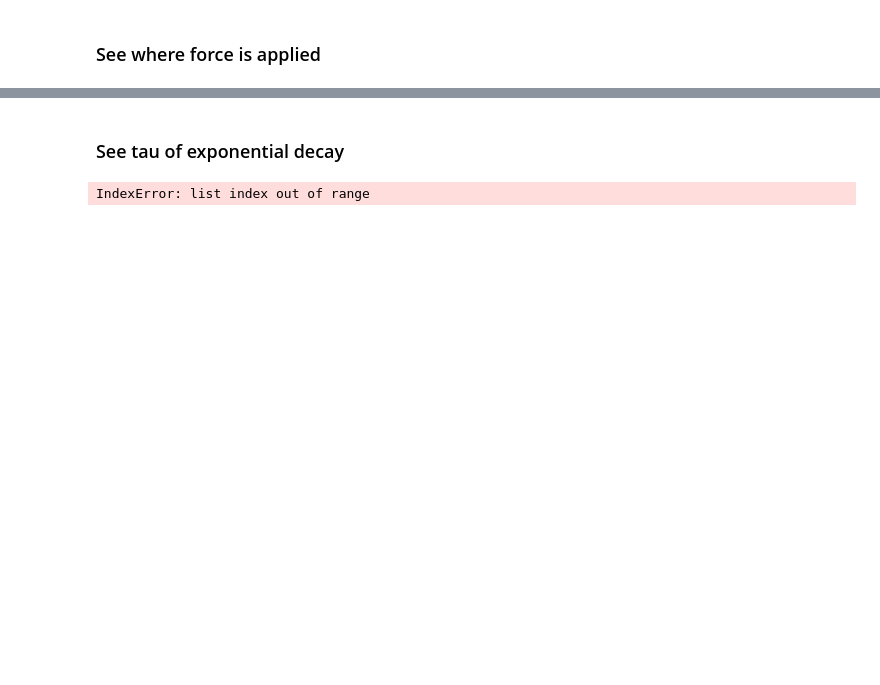
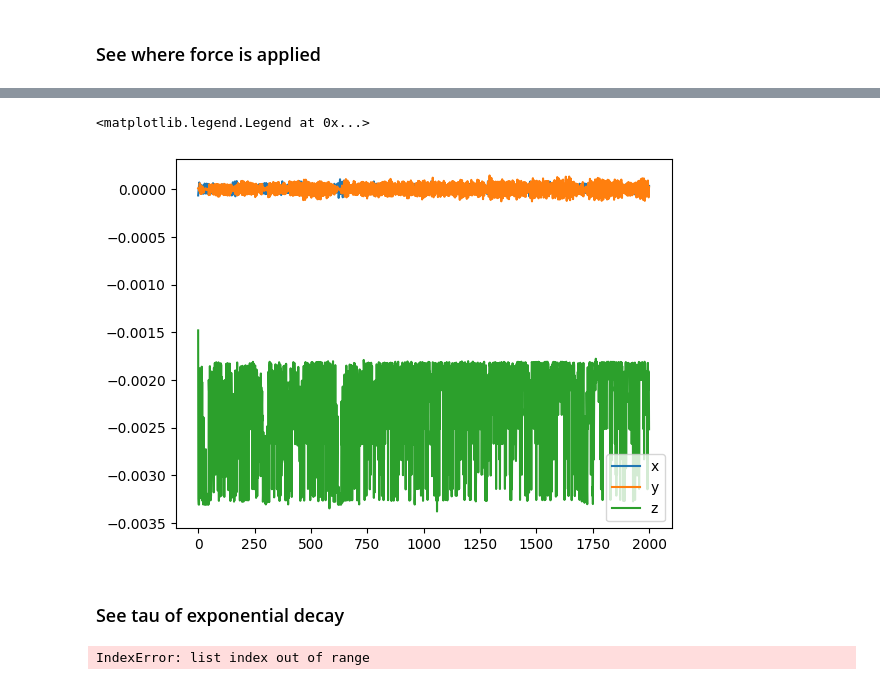
Before and after one commit to Gaianeve/Real_Mega_Fufi, a Jupyter notebook: Robot/1LegTrail/Giunto_versione_fascia_elastica/Model_video_spectrum.ipynb, the cells around one changed output, grey strips where cells are left out. Saved outputs shown, nothing was run; the diff lists cells and outputs as text; code cells hidden in the pictures; blank space fills up the shorter version.

```diff
--- a/Robot/1LegTrail/Giunto_versione_fascia_elastica/Model_video_spectrum.ipynb
+++ b/Robot/1LegTrail/Giunto_versione_fascia_elastica/Model_video_spectrum.ipynb
@@ -315,3 +366,13 @@ plt.show()
+# %%
+#lot joint velocity
+plt.figure('Joint velocity')
+plt.plot(joint_vel_x, label='x')
+plt.plot(joint_vel_y, label='y')
+plt.plot(joint_vel_z, label='z')
+plt.legend()
+# %% [output]
+<matplotlib.legend.Legend at 0x...>
+[figure, added]
 # %% [markdown]
 ### See tau of exponential decay
 # %%
```
Also changed, not shown: parts of 19 cells of this notebook.
